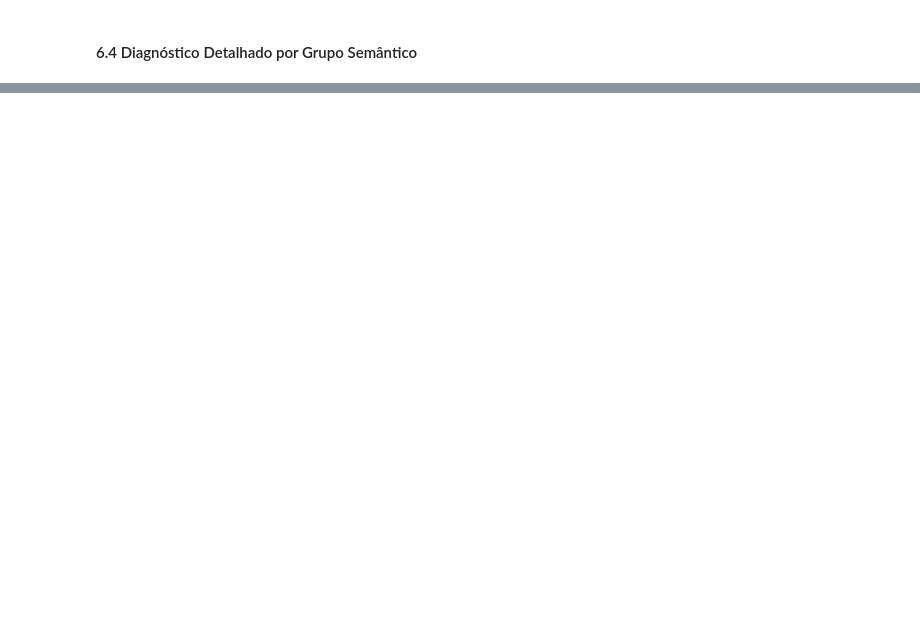
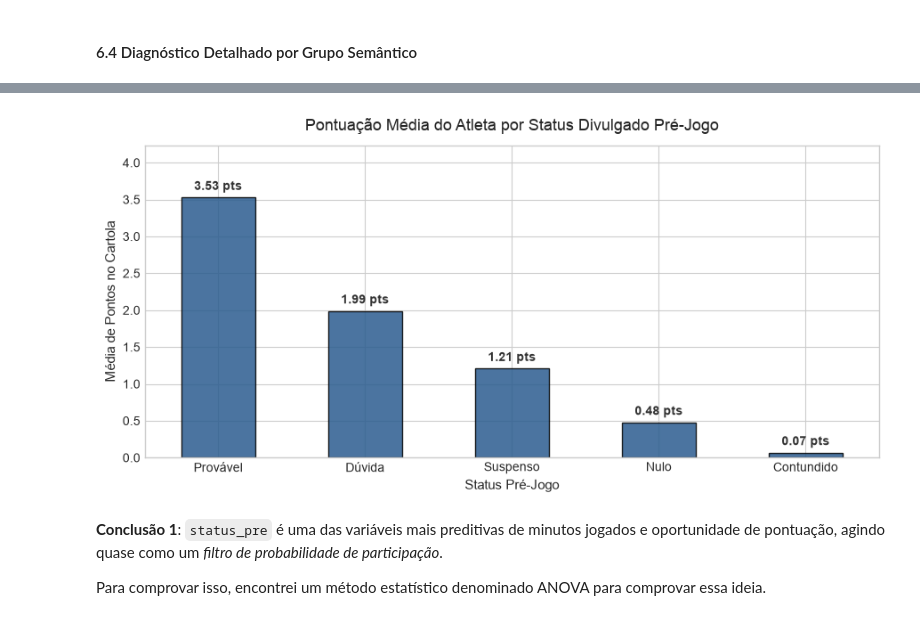
Before and after one commit to mromaoro/desafio-tecnico-gato-mestre-manual, a Jupyter notebook: notebooks/01_obtencao_dados.ipynb, the cells around one changed output, grey strips where cells are left out. Cells and saved outputs as stored; diff of their text form; code cells hidden in the pictures; blank space fills up the shorter version.

```diff
--- a/notebooks/01_obtencao_dados.ipynb
+++ b/notebooks/01_obtencao_dados.ipynb
@@ -405,0 +613,11 @@ resumo_qualidade_dados(df_raw, colunas=COLS_SCOUTS)
+# %%
+# 8.2 Estatísticas de Pontuação (pontos_num) por Status Pré-Jogo
+stats_status = df_raw.assign(status_padrao=status_pre_limpo).groupby("status_padrao")["pontos_num"].agg([
+    ("Volume de Atletas", "count"),
+    ("Média de Pontos", "mean"),
+    ("Desvio Padrão", "std"),
+    ("Mediana", "median"),
+    ("% Pontuação Zero", lambda x: (x == 0).mean() * 100)
+]).round(2)
+
+stats_status
@@ -405,0 +633,27 @@ resumo_qualidade_dados(df_raw, colunas=COLS_SCOUTS)
+# %%
+# 8.3 Visualização: Pontuação Média por Status Pré-Jogo
+plt.figure(figsize=(9, 4.5))
+ax = stats_status["Média de Pontos"].sort_values(ascending=False).plot(
+    kind="bar",
+    color="#2b5c8f",
+    edgecolor="black",
+    alpha=0.85
+)
+plt.title("Pontuação Média do Atleta por Status Divulgado Pré-Jogo", fontsize=13, pad=12)
+plt.xlabel("Status Pré-Jogo", fontsize=11)
+plt.ylabel("Média de Pontos no Cartola", fontsize=11)
+plt.xticks(rotation=0)
+
+for p in ax.patches:
+    ax.annotate(f"{p.get_height():.2f} pts", (p.get_x() + p.get_width() / 2., p.get_height() + 0.1),
+                ha="center", fontsize=10, fontweight="bold", color="#333333")
+
+plt.ylim(0, max(stats_status["Média de Pontos"]) * 1.2)
+plt.tight_layout()
+plt.show()
+# %% [output]
+[figure, added]
+# %% [markdown]
+**Conclusão 1**: `status_pre` é uma das variáveis mais preditivas de minutos jogados e oportunidade de pontuação, agindo quase como um *filtro de probabilidade de participação*.
+
+Para comprovar isso, encontrei um método estatístico denominado ANOVA para comprovar essa ideia.
```
Also changed, not shown: parts of 32 cells of this notebook, 10 other files.
